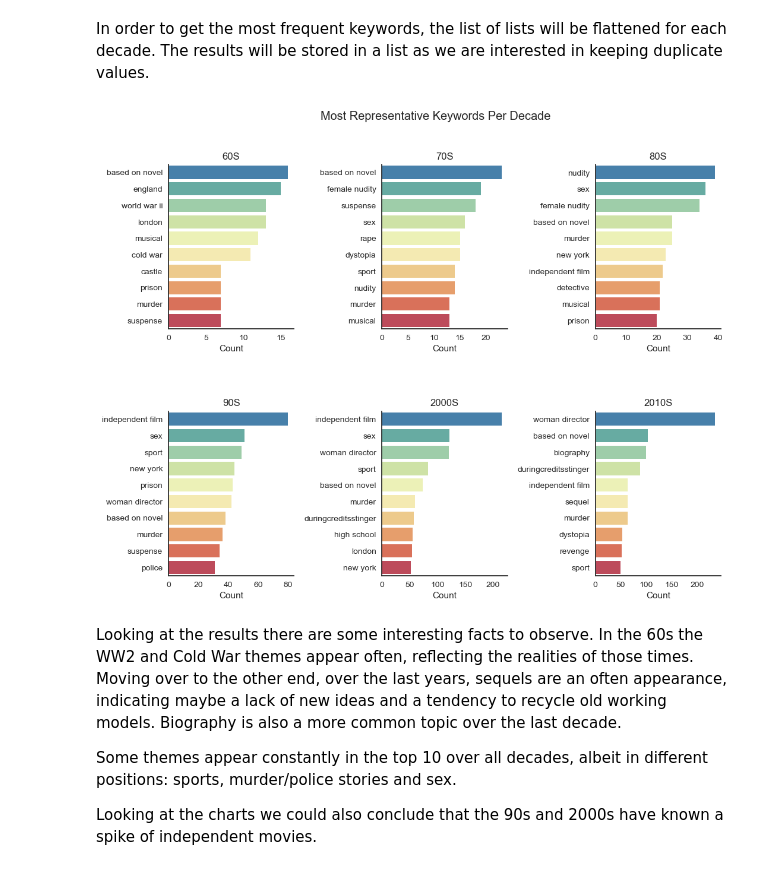
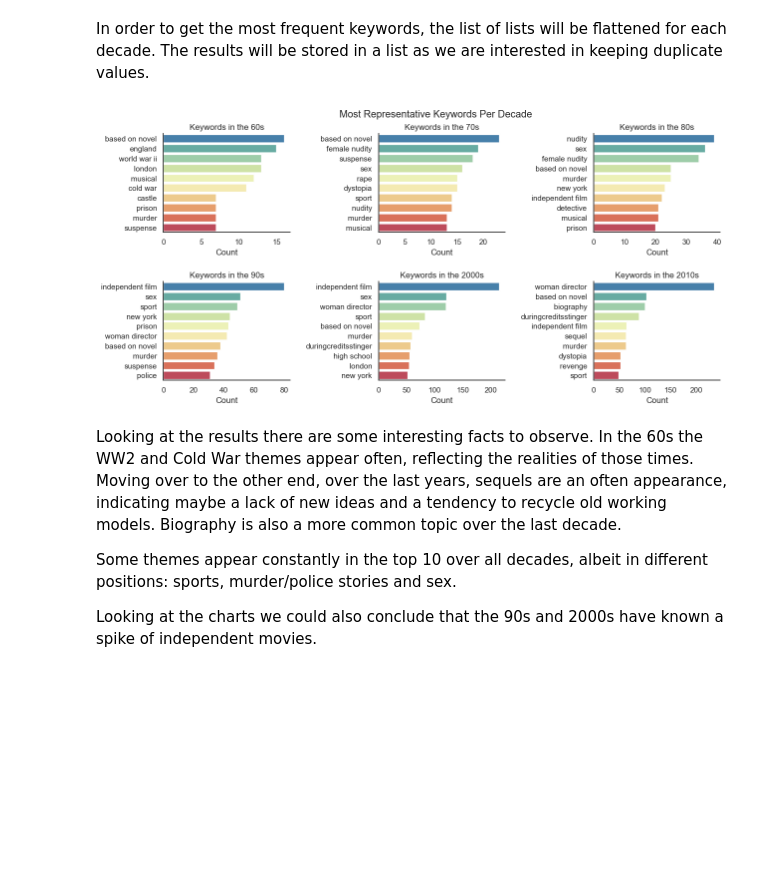
Before and after one commit to MihaiECh/Movie-Charts, a Jupyter notebook: MovieDatabaseAnalysis.ipynb, the cells around one changed output. Cells and saved outputs as stored; diff of their text form; code cells hidden in the pictures; blank space fills up the shorter version.

Commit message:
feat: Helper methods for charts
Refactored code to remove duplicates and use methods were possible for multiple charts.

```diff
--- a/MovieDatabaseAnalysis.ipynb
+++ b/MovieDatabaseAnalysis.ipynb
@@ -467,16 +528,2 @@ actors_df.head(3)
 # %% [markdown]
 Having the data prepared it's time to see the top 20 side by side.
-# %%
-fig, axes = plt.subplots(nrows=1, ncols=2)
-fig.tight_layout()
-fig.set_figheight(10)
-fig.set_figwidth(12)
-fig.suptitle('Actors Top 20 Chart')
-fig.subplots_adjust(wspace=0.4,hspace=0.5)
-categories = ['rating','earnings']
-for ax, category in zip(axes.flatten(), categories):
-    top20_df = actors_df[actors_df['movies']>10].sort_values(category,ascending=False)[['actor',category]].head(20)
-    top20_df.reset_index(drop=True,inplace=True)
-    sns.barplot(y=list(top20_df['actor']),x=list(top20_df[category]),ax=ax,palette="GnBu_r");
-    sns.despine(fig,ax=ax,bottom=True,left=True)
-    ax.set(xlabel = category.upper())
@@ -484,0 +530,12 @@ for ax, category in zip(axes.flatten(), categories):
+# %%
+fig, axes = get_figure(1,2,10,12,'Actors Chart',0.7,0.0)
+#Remove actors with less than 10 movies in the database to keep representative entries
+temp_df = actors_df[actors_df['movies']>10]
+categories = ['rating','revenue']
+for ax, category in zip(axes.flatten(), categories):
+    top_df = temp_df.sort_values(category,ascending=False)[['actor',category]].head(20)
+    ax.set_xlabel(category.upper())
+    sns.despine(fig,ax=ax,bottom=True,left=True)
+    ax = show_row_value(ax,top_df,category,'{0:,.2f}',20)
+    sns.barplot(y=list(top_df['actor']),x=list(top_df[category]),ax=ax,palette="GnBu_r");
+    ax.xaxis.set_major_formatter(plt.NullFormatter())
@@ -495,23 +554,17 @@ Kevin Conroy is the voice of Batman in the animated series from the 90s and 8 mo
 In order to get the most frequent keywords, the list of lists will be flattened for each decade.
 The results will be stored in a list as we are interested in keeping duplicate values.
 # %%
-fig, axes = plt.subplots(nrows=2, ncols=3)
-fig.set_figheight(9)
-fig.set_figwidth(12)
-fig.suptitle('Most Representative Keywords Per Decade')
-fig.subplots_adjust(wspace=0.7,hspace=0.5)
+fig, axes = get_figure(2,3,6,12,'Most Representative Keywords Per Decade',0.7,0.5)
 #iterate over axes and decade
 for ax, decade in zip(axes.flatten(), bin_names):
-    keywords = [x for l in df[df['time_period']==decade]['keywords'] for x in l]
-    #remove the null placeholders
-    keywords = list(filter(lambda x: x!='None',keywords))
-    #Counter returns tuples, so we will transform to dict in order to get all values and all keys for the x/y coordinates
-    keywords_dict = dict(Counter(keywords).most_common(10))
-    sns.barplot(x=list(keywords_dict.values()),y=list(keywords_dict.keys()), ax = ax,palette="Spectral_r");
+    df_temp = df[df['time_period']==decade]
+    keys,values = get_top_list(df_temp,'keywords',10)
+    ax.set_title('Keywords in the '+decade)
+    ax.set_xlabel('Count')
+    sns.barplot(x=values,y=keys, ax = ax,palette="Spectral_r");
     sns.despine(fig,ax=ax)
-    ax.set(title = decade.upper(), xlabel = 'Count')
 # %% [output]
-[figure, old version]
+[figure, new version]
 # %% [markdown]
 Looking at the results there are some interesting facts to observe.
 In the 60s the WW2 and Cold War themes appear often, reflecting the realities of those times.
```
Also changed, not shown: parts of 48 cells of this notebook.
